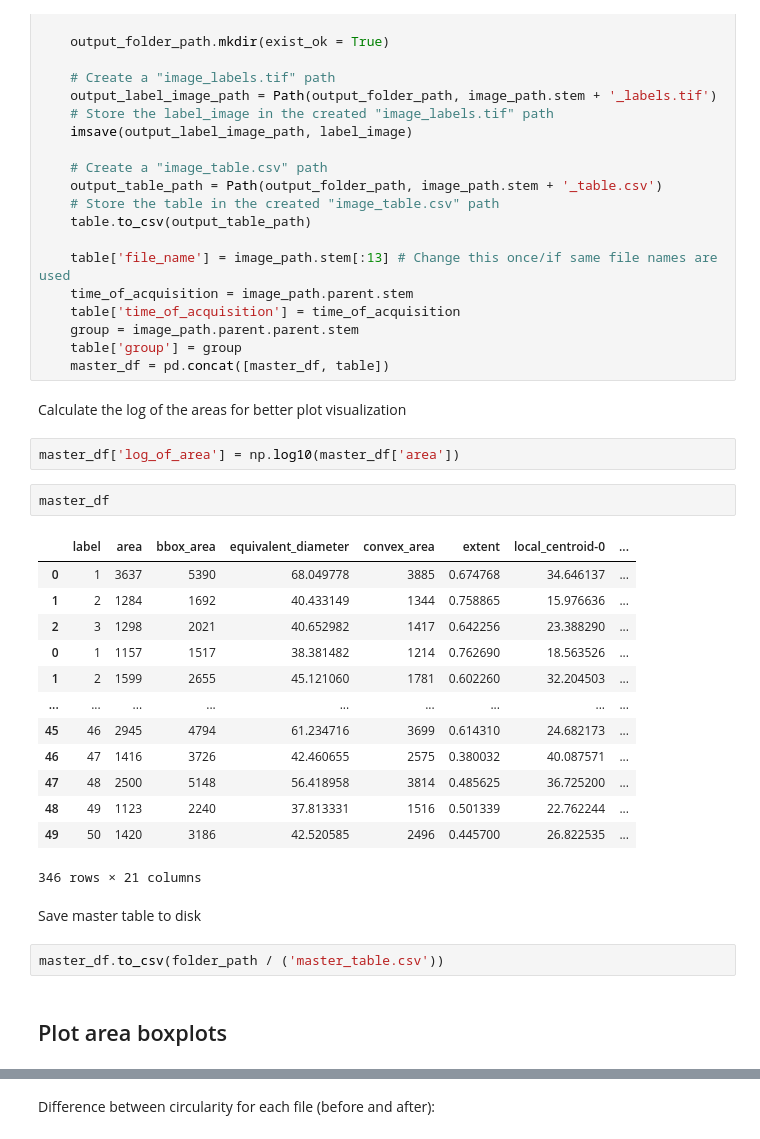
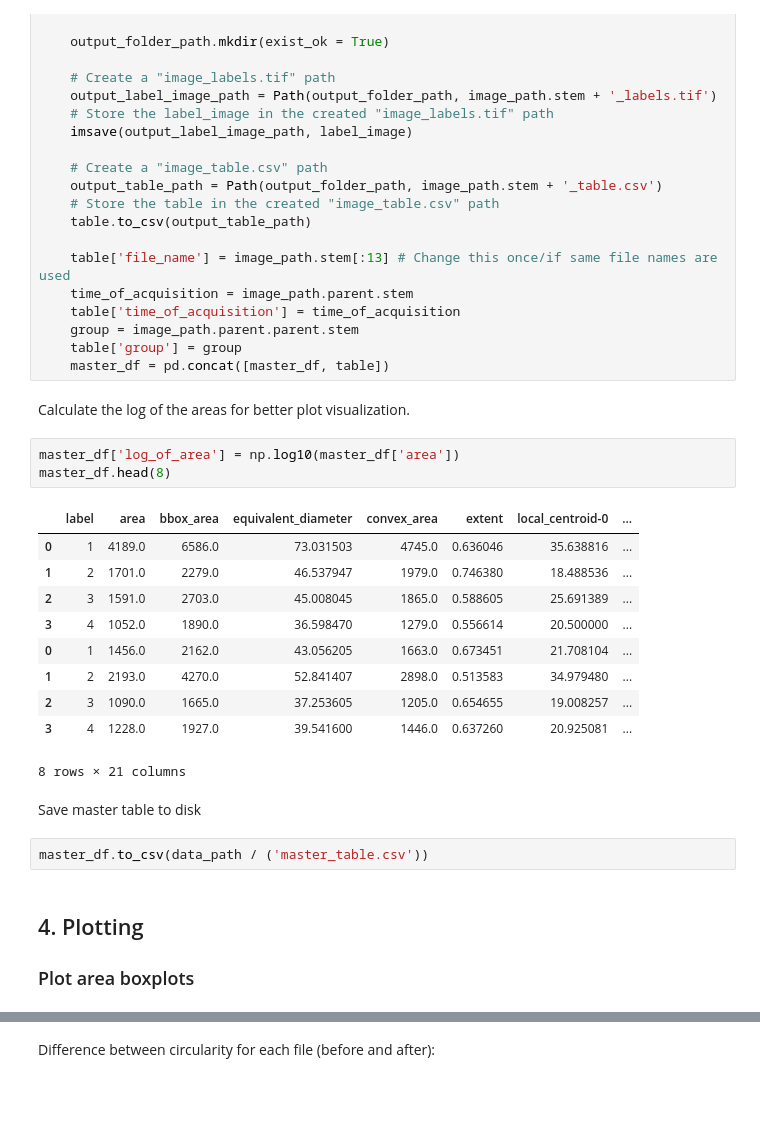
Before and after one commit to claudidagostino/Brightfield-3D-models-image-analysis, a Jupyter notebook: code/Spheroid_Analysis/3_Batch_Processing_Model.ipynb, the cells around one changed output, grey strips where cells are left out. Drawn from its saved outputs; the diff is of its cells as text; blank space fills up the shorter version.

```diff
--- a/code/Spheroid_Analysis/3_Batch_Processing_Model.ipynb
+++ b/code/Spheroid_Analysis/3_Batch_Processing_Model.ipynb
@@ -171,31 +118,29 @@ for image_path in image_path_list:
     table['group'] = group
     master_df = pd.concat([master_df, table])
 # %% [markdown]
-Calculate the log of the areas for better plot visualization
+Calculate the log of the areas for better plot visualization.
 # %%
 master_df['log_of_area'] = np.log10(master_df['area'])
+master_df.head(8)
+# %% [output]
+|  | label | area | bbox_area | equivalent_diameter | convex_area | extent | local_centroid-0 | ... |
+| 0 | 1 | 4189.0 | 6586.0 | 73.031503 | 4745.0 | 0.636046 | 35.638816 | ... |
+| 1 | 2 | 1701.0 | 2279.0 | 46.537947 | 1979.0 | 0.746380 | 18.488536 | ... |
+| 2 | 3 | 1591.0 | 2703.0 | 45.008045 | 1865.0 | 0.588605 | 25.691389 | ... |
+| 3 | 4 | 1052.0 | 1890.0 | 36.598470 | 1279.0 | 0.556614 | 20.500000 | ... |
+| 0 | 1 | 1456.0 | 2162.0 | 43.056205 | 1663.0 | 0.673451 | 21.708104 | ... |
+| 1 | 2 | 2193.0 | 4270.0 | 52.841407 | 2898.0 | 0.513583 | 34.979480 | ... |
+| 2 | 3 | 1090.0 | 1665.0 | 37.253605 | 1205.0 | 0.654655 | 19.008257 | ... |
+| 3 | 4 | 1228.0 | 1927.0 | 39.541600 | 1446.0 | 0.637260 | 20.925081 | ... |
+8 rows × 21 columns
-# %%
-master_df
-# %% [output]
-|  | label | area | bbox_area | equivalent_diameter | convex_area | extent | local_centroid-0 | ... |
-| 0 | 1 | 3637 | 5390 | 68.049778 | 3885 | 0.674768 | 34.646137 | ... |
-| 1 | 2 | 1284 | 1692 | 40.433149 | 1344 | 0.758865 | 15.976636 | ... |
-| 2 | 3 | 1298 | 2021 | 40.652982 | 1417 | 0.642256 | 23.388290 | ... |
-| 0 | 1 | 1157 | 1517 | 38.381482 | 1214 | 0.762690 | 18.563526 | ... |
-| 1 | 2 | 1599 | 2655 | 45.121060 | 1781 | 0.602260 | 32.204503 | ... |
-| ... | ... | ... | ... | ... | ... | ... | ... | ... |
-| 45 | 46 | 2945 | 4794 | 61.234716 | 3699 | 0.614310 | 24.682173 | ... |
-| 46 | 47 | 1416 | 3726 | 42.460655 | 2575 | 0.380032 | 40.087571 | ... |
-| 47 | 48 | 2500 | 5148 | 56.418958 | 3814 | 0.485625 | 36.725200 | ... |
-| 48 | 49 | 1123 | 2240 | 37.813331 | 1516 | 0.501339 | 22.762244 | ... |
-| 49 | 50 | 1420 | 3186 | 42.520585 | 2496 | 0.445700 | 26.822535 | ... |
-346 rows × 21 columns
 # %% [markdown]
 Save master table to disk
 # %%
-master_df.to_csv(folder_path / ('master_table.csv'))
+master_df.to_csv(data_path / ('master_table.csv'))
 # %% [markdown]
-## Plot area boxplots
+## 4. Plotting
+
+### Plot area boxplots
 # %%
 g = sns.catplot(data=master_df, x='file_name', y='area', hue='time_of_acquisition', kind='box', legend_out=False)
 plt.draw()
```
Also changed, not shown: parts of 21 cells of this notebook, 3 other files.
